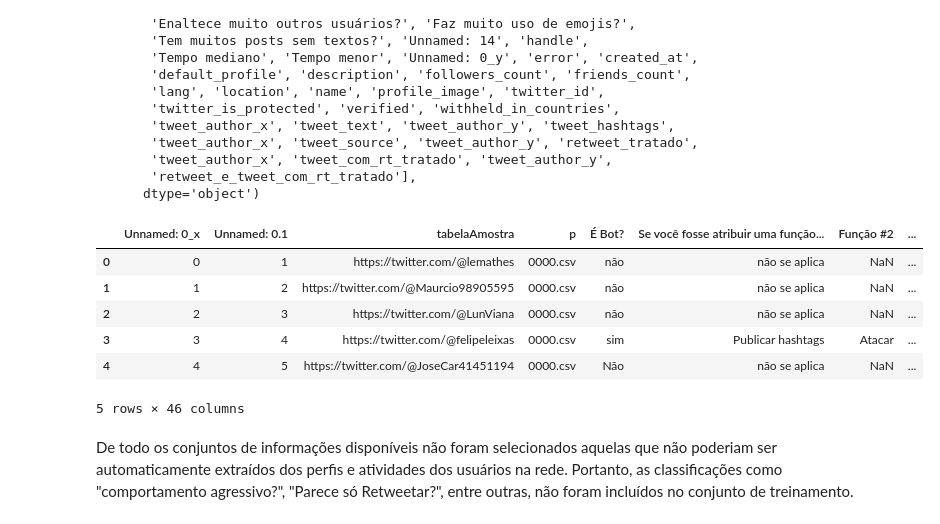
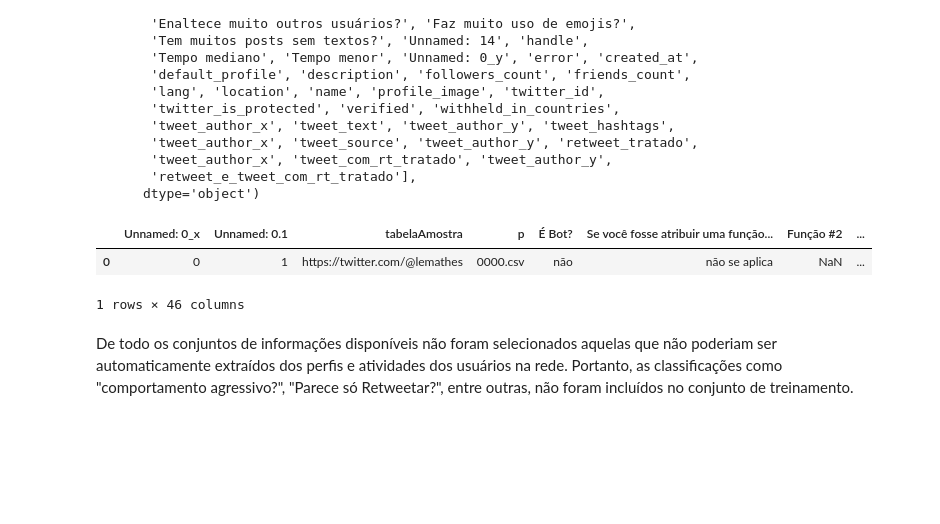
Before and after one commit to Pegabots/Motor, a Jupyter notebook: New-Model-From-INCT-DD-Evaluation.ipynb, the cells around one changed output. Saved outputs shown, nothing was run; the diff lists cells and outputs as text; code cells hidden in the pictures; blank space fills up the shorter version.

```diff
--- a/New-Model-From-INCT-DD-Evaluation.ipynb
+++ b/New-Model-From-INCT-DD-Evaluation.ipynb
@@ -395,15 +420,11 @@ Index(['Unnamed: 0_x', 'Unnamed: 0.1', 'tabelaAmostra', 'p', 'É Bot?',
        'retweet_e_tweet_com_rt_tratado'],
       dtype='object')
 # %%
-df.head()
+df.head(1)
 # %% [output]
 |  | Unnamed: 0_x | Unnamed: 0.1 | tabelaAmostra | p | É Bot? | Se você fosse atribuir uma função... | Função #2 | ... |
 | 0 | 0 | 1 | https://twitter.com/@lemathes | 0000.csv | não | não se aplica | NaN | ... |
-| 1 | 1 | 2 | https://twitter.com/@Maurcio98905595 | 0000.csv | não | não se aplica | NaN | ... |
-| 2 | 2 | 3 | https://twitter.com/@LunViana | 0000.csv | não | não se aplica | NaN | ... |
-| 3 | 3 | 4 | https://twitter.com/@felipeleixas | 0000.csv | sim | Publicar hashtags | Atacar | ... |
-| 4 | 4 | 5 | https://twitter.com/@JoseCar41451194 | 0000.csv | Não | não se aplica | NaN | ... |
-5 rows × 46 columns
+1 rows × 46 columns
 # %% [markdown]
 De todo os conjuntos de informações disponíveis não foram selecionados aquelas que não poderiam ser automaticamente extraídos dos perfis e atividades dos usuários na rede. Portanto, as classificações como "comportamento agressivo?", "Parece só Retweetar?", entre outras, não foram incluídos no conjunto de treinamento.
 # %%
```
Also changed, not shown: parts of 52 cells of this notebook.
